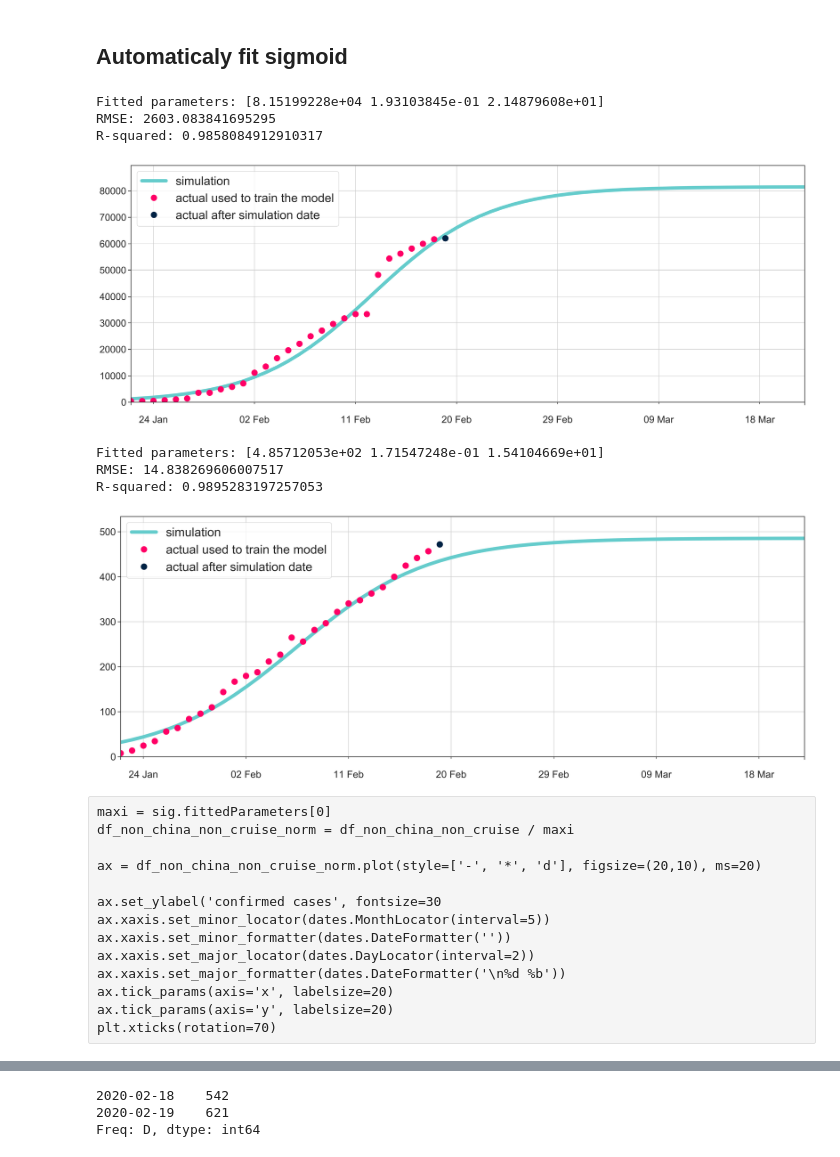
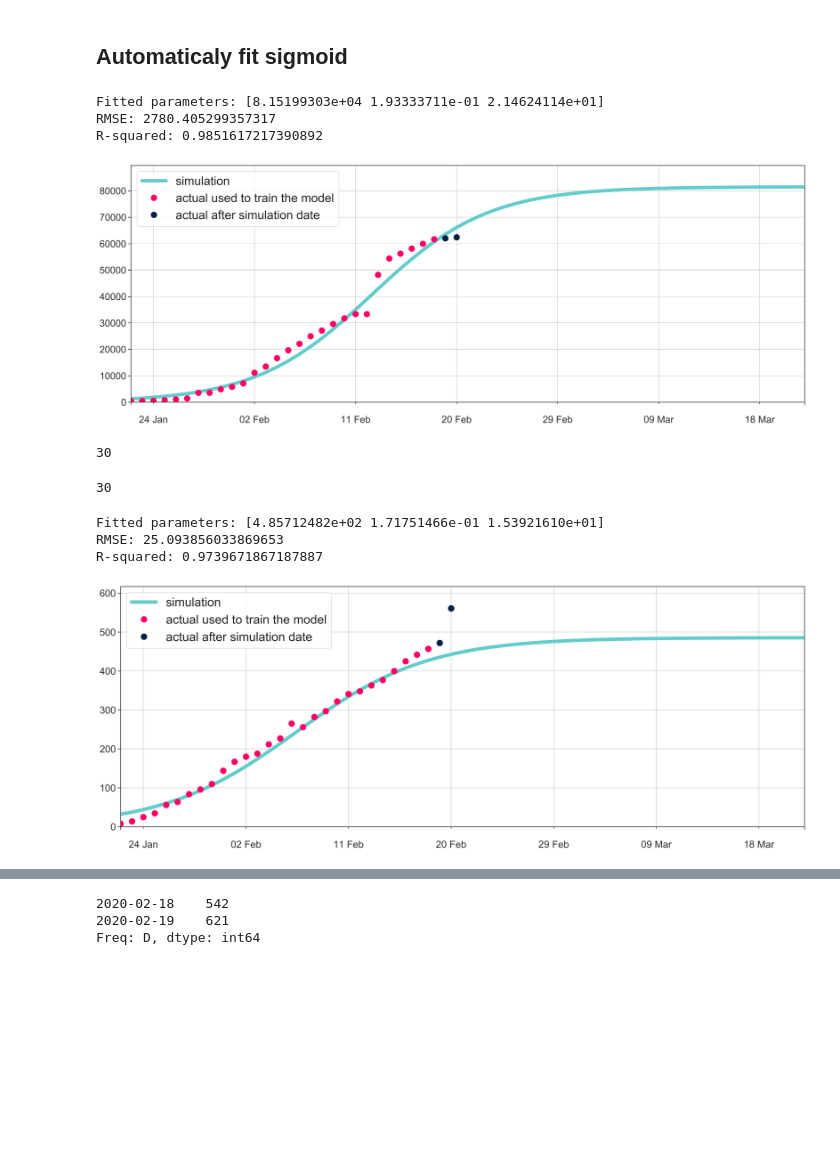
Before and after one commit to RogerMichel/coronavirus, a Jupyter notebook: data exploration.ipynb, the cells around one changed output, grey strips where cells are left out. Drawn from its saved outputs; the diff is of its cells as text; code cells hidden in the pictures; blank space fills up the shorter version.

Commit message:
format

```diff
--- a/data exploration.ipynb
+++ b/data exploration.ipynb
@@ -149,14 +149,10 @@ class SimoidOptimizer():
         self.fittedParameters, pcov = curve_fit(self.sigmoid, self.xData[:-self.test_days],
                                                 self.yData[:-self.test_days], geneticParameters)
 
-#         self.fittedParameters, pcov = curve_fit(self.sigmoid, self.xData[:],
-#                                                 self.yData[:], geneticParameters)
-
         print('Fitted parameters:', self.fittedParameters)
 
         modelPredictions = self.sigmoid(self.xData, *self.fittedParameters)
 
-        #modelPredictions = self.sigmoid(self.xData, 3700,self.fittedParameters[1], self.fittedParameters[2])
 
         absError = modelPredictions - self.yData
         SE = numpy.square(absError)  # squared errors
@@ -170,7 +166,6 @@ class SimoidOptimizer():
         xModel = numpy.linspace(0, self.number_of_days, self.number_of_days+1)
 
         yModel = self.sigmoid(xModel, *self.fittedParameters)
-        #yModel = self.sigmoid(xModel,3700,self.fittedParameters[1], self.fittedParameters[2])
         index_sig = pd.date_range(self.start_date, periods=self.number_of_days+1)
         model = pd.Series(yModel)
         model.index = index_sig
@@ -210,7 +205,8 @@ class SimoidOptimizer():
 
         # graphics output section
         plt.rcParams["figure.dpi"] = 300
-        ax.set_ylim(0, max(self.model.values * 1.1))
+        maxi_ax = max(max(self.model.values * 1.1), max(self.non_trained_cases.values)*1.1)
+        ax.set_ylim((0, maxi_ax))
 
         # Set major ticks with month names
         ax.xaxis.set_major_locator(dates.MonthLocator(interval=5))
@@ -229,7 +225,7 @@ class SimoidOptimizer():
 
         return ax
 # %%
-sig = SimoidOptimizer(X_hubei, 60, title='Hubei', test_days=1)
+sig = SimoidOptimizer(X_hubei, 60, title='Hubei', test_days=2)
 sig.fit()
 sig.predict()
 sig.ModelAndScatterPlot()
@@ -239,7 +235,15 @@ df_hubei.columns = ['model', 'actual_case', 'non_trained_actual_case']
 df_hubei.index.name = 'date'
 df_hubei.to_csv('hubei_data.csv')
 # %% [output]
-Fitted parameters: [8.15199228e+04 1.93103845e-01 2.14879608e+01]
-RMSE: 2603.083841695295
-R-squared: 0.9858084912910317
+Fitted parameters: [8.15199303e+04 1.93333711e-01 2.14624114e+01]
+RMSE: 2780.405299357317
+R-squared: 0.9851617217390892
 [figure]
+# %%
+len(X_non_china_non_cruise)
+# %% [output]
+30
+# %%
+len(X_hubei)
+# %% [output]
+30
@@ -246,32 +254,17 @@ R-squared: 0.9858084912910317
 # %%
-sig = SimoidOptimizer(X_non_china_non_cruise, number_of_days_to_predict=60,
-                      title = 'Outside of China [Cruise excluded]', test_days=1)
+sig = SimoidOptimizer(X_non_china_non_cruise, number_of_days_to_predict=60, test_days=2)
 sig.fit()
 sig.predict()
 sig.ModelAndScatterPlot()
 
 df_non_china_non_cruise = pd.concat([sig.model, sig.actual_cases, sig.non_trained_cases], axis=1)
 df_non_china_non_cruise.columns = ['model', 'actual_case', 'non_trained_actual_case']
 df_non_china_non_cruise.index.name = 'date'
 df_non_china_non_cruise.to_csv('non_china_non_cruise.csv')
 # %% [output]
-Fitted parameters: [4.85712053e+02 1.71547248e-01 1.54104669e+01]
-RMSE: 14.838269606007517
-R-squared: 0.9895283197257053
+Fitted parameters: [4.85712482e+02 1.71751466e-01 1.53921610e+01]
+RMSE: 25.093856033869653
+R-squared: 0.9739671867187887
-[figure, old version]
+[figure, new version]
-# %% [raw]
-maxi = sig.fittedParameters[0]
-df_non_china_non_cruise_norm = df_non_china_non_cruise / maxi
-
-ax = df_non_china_non_cruise_norm.plot(style=['-', '*', 'd'], figsize=(20,10), ms=20)
-
-ax.set_ylabel('confirmed cases', fontsize=30
-ax.xaxis.set_minor_locator(dates.MonthLocator(interval=5))
-ax.xaxis.set_minor_formatter(dates.DateFormatter(''))
-ax.xaxis.set_major_locator(dates.DayLocator(interval=2))
-ax.xaxis.set_major_formatter(dates.DateFormatter('\n%d %b'))
-ax.tick_params(axis='x', labelsize=20)
-ax.tick_params(axis='y', labelsize=20)
-plt.xticks(rotation=70)
 # %%
 sig = SimoidOptimizer(X_non_hubei, number_of_days_to_predict=60,
```
Also changed, not shown: parts of 4 cells of this notebook, 5 other files.
